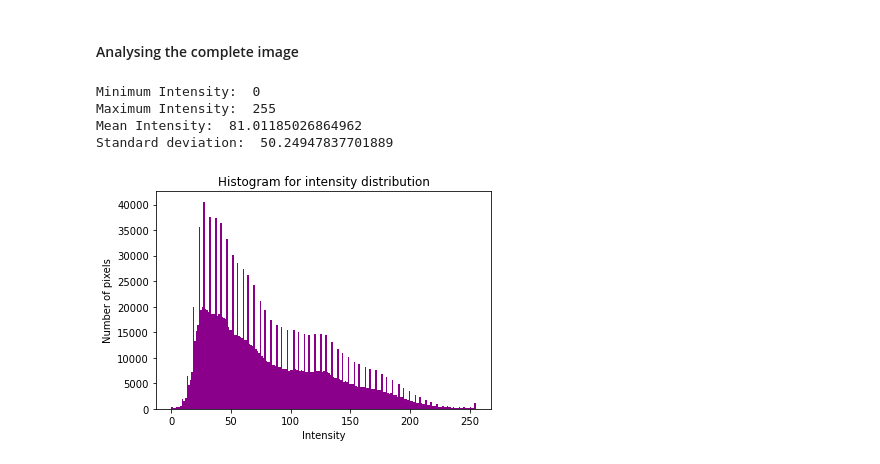
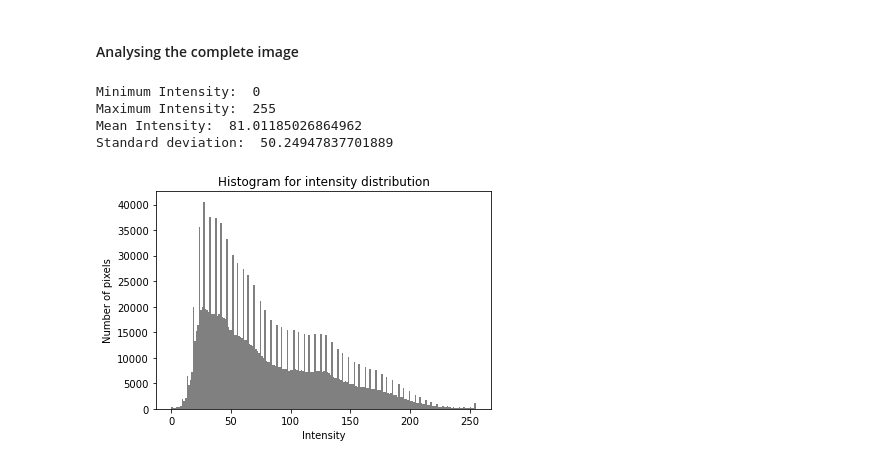
Before and after one commit to tusharc31/Digital-Image-Processing, a Jupyter notebook: Assignment-0/src/Assignment0.ipynb, the cells around one changed output. Drawn from its saved outputs; the diff is of its cells as text; code cells hidden in the pictures.

```diff
--- a/Assignment-0/src/code.ipynb
+++ b/Assignment-0/src/Assignment0.ipynb
@@ -70,5 +73,5 @@ that image.
 # %%
-image1 = cv2.imread('../data/Image1.jpg')
+image1 = cv2.imread('../images/Image1.jpg')
 image1 = cv2.cvtColor(image1, cv2.COLOR_BGR2RGB)
 plt.imshow(image1)
 plt.title("Original Image")
@@ -151,10 +157,10 @@ Standard deviation:  59.28778755636375
 # %% [markdown]
 #### Analysing the complete image
 # %%
-analyze_channel(image1.flatten(), "darkmagenta")
+analyze_channel(image1.flatten(), "grey")
 # %% [output]
 Minimum Intensity:  0
 Maximum Intensity:  255
 Mean Intensity:  81.01185026864962
 Standard deviation:  50.24947837701889
-[figure, old version]
+[figure, new version]
```
Also changed, not shown: parts of 6 cells of this notebook, 5 other files.
